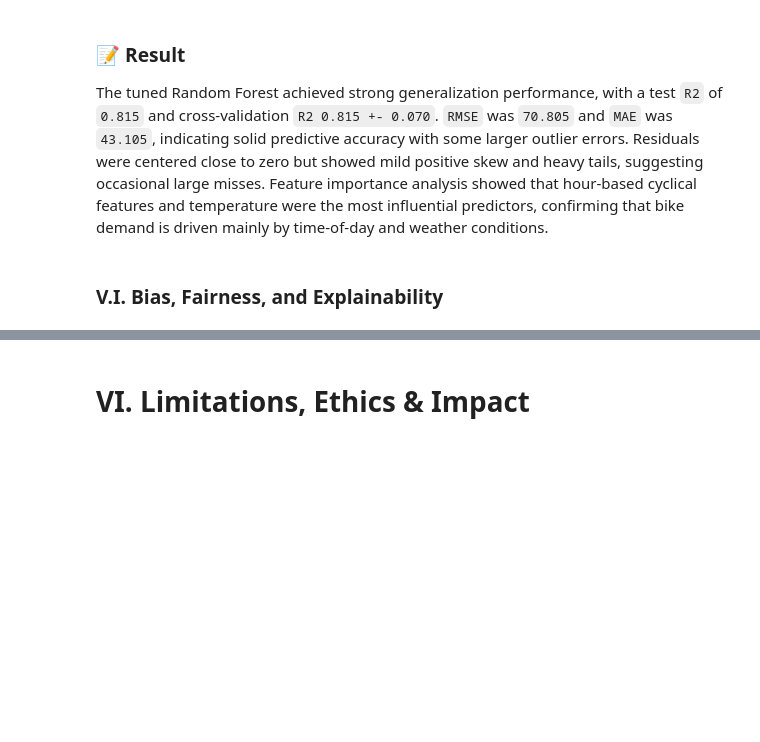
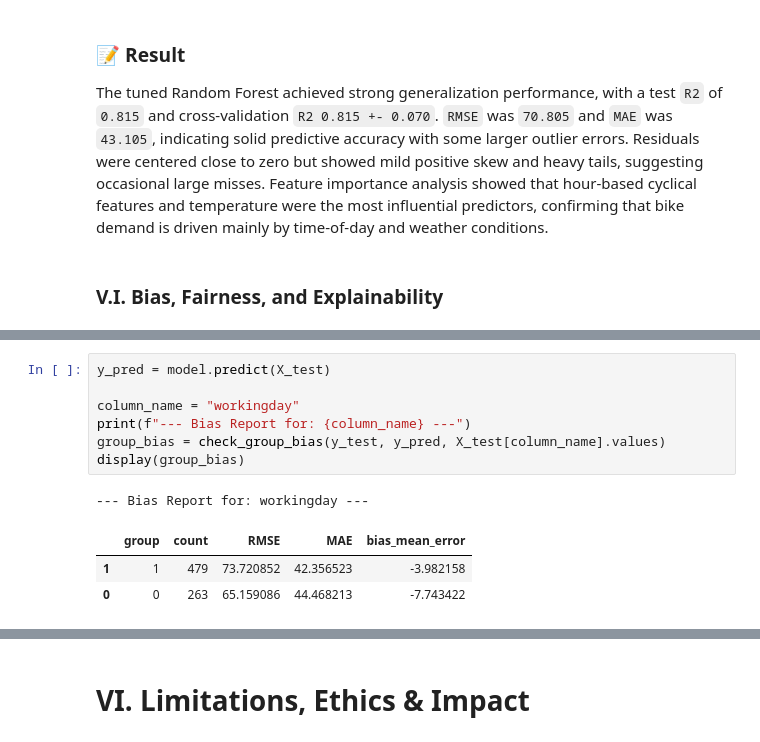
Before and after one commit to clarissecasicarino/hourly-bike-predictor, a Jupyter notebook: notebooks/regression_capstone.ipynb, the cells around one changed output, grey strips where cells are left out. Saved outputs shown, nothing was run; the diff lists cells and outputs as text; blank space fills up the shorter version.

```diff
--- a/notebooks/regression_capstone.ipynb
+++ b/notebooks/regression_capstone.ipynb
@@ -1358,0 +1388,12 @@ The tuned Random Forest achieved strong generalization performance, with a test
+# %%
+y_pred = model.predict(X_test)
+
+column_name = "workingday"
+print(f"--- Bias Report for: {column_name} ---")
+group_bias = check_group_bias(y_test, y_pred, X_test[column_name].values)
+display(group_bias)
+# %% [output]
+--- Bias Report for: workingday ---
+|  | group | count | RMSE | MAE | bias_mean_error |
+| 1 | 1 | 479 | 73.720852 | 42.356523 | -3.982158 |
+| 0 | 0 | 263 | 65.159086 | 44.468213 | -7.743422 |
```
Also changed, not shown: parts of 9 cells of this notebook, 4 other files.
